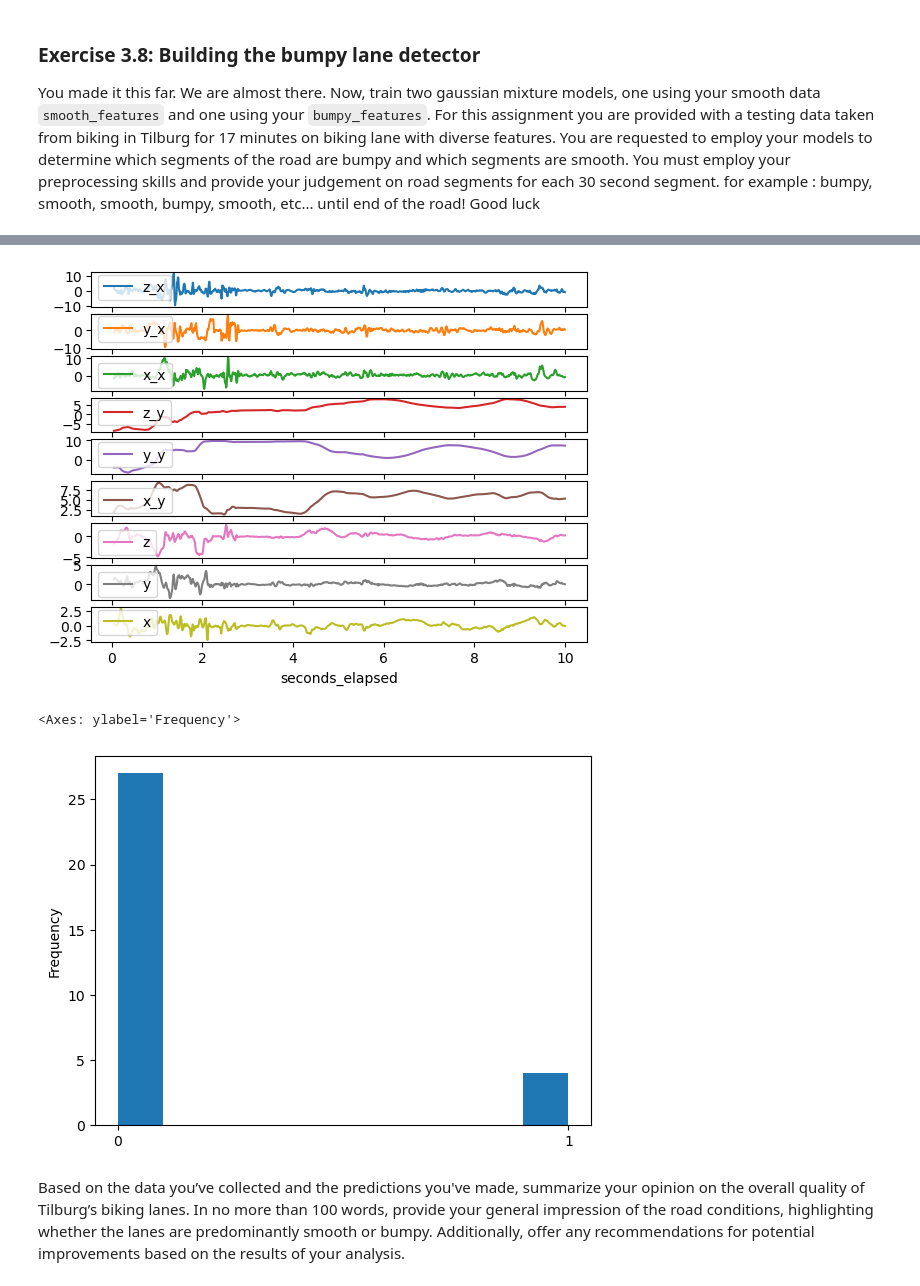
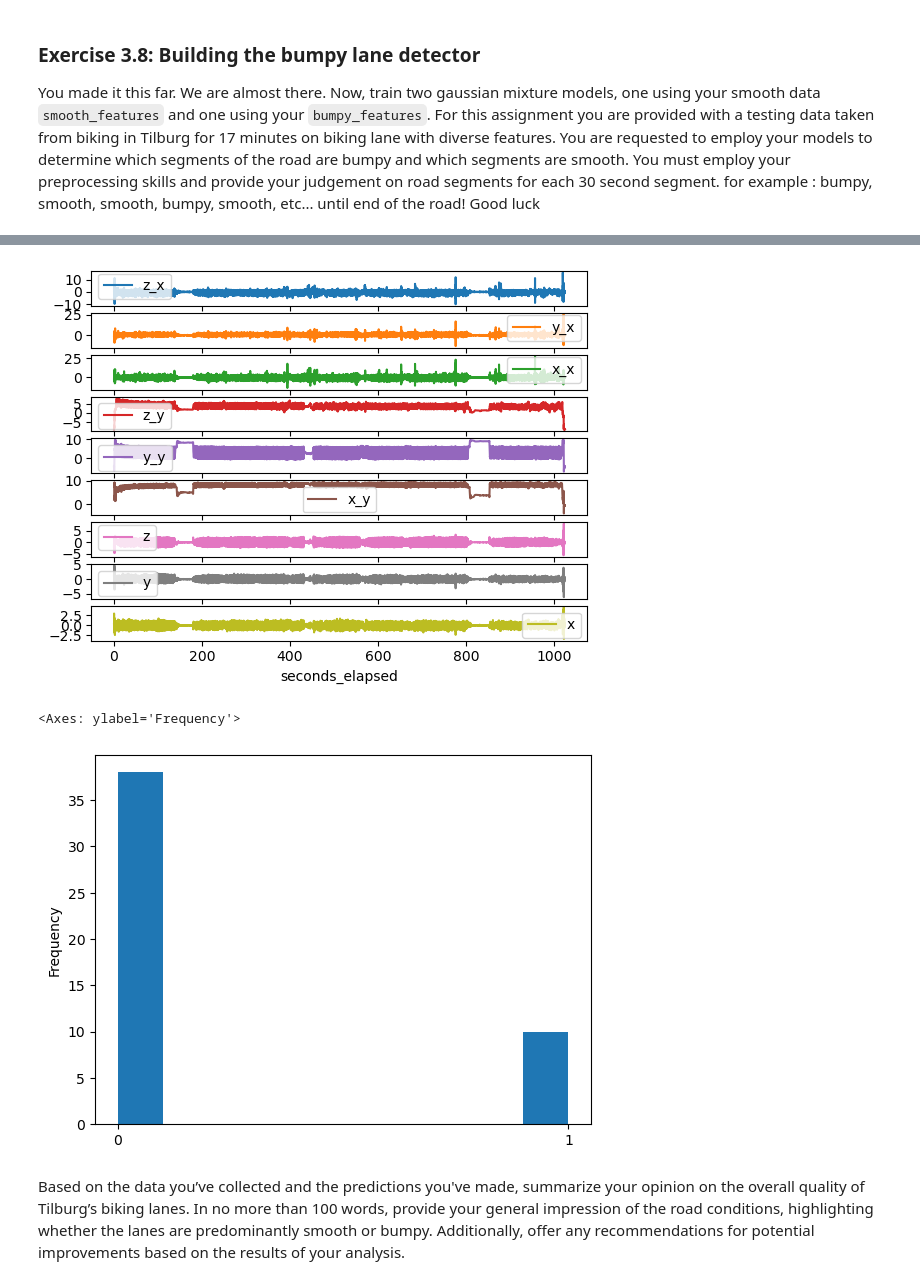
Before and after one commit to fbouwman01/Assignment-1b-data-analysis-for-bumpy-lane-detection, a Jupyter notebook: Template_1b.ipynb, the cells around one changed output, grey strips where cells are left out. Saved outputs shown, nothing was run; the diff lists cells and outputs as text; code cells hidden in the pictures.

Commit message:
ad Rolling to compare function

```diff
--- a/Template_1b.ipynb
+++ b/Template_1b.ipynb
@@ -1050,35 +1053,35 @@ for fil in files[1:]:
     Til_data = pd.merge_asof(Til_data,run,on="seconds_elapsed")
 
 Til_data.isna().any() # there is no need for interpolation
 
 # this plot methode is used to determine strange area's
 T_start=0
-T_end=10
+T_end=1200
 Til_data.iloc[np.where((Til_data["seconds_elapsed"]>T_start) & (Til_data["seconds_elapsed"]<T_end))[0],:].plot(x ="seconds_elapsed", subplots= True )
 
 # with looking with the plots these area s are removed:
 # 0-5 seconds seems to have start up moment
 # 137.5- 180 are spontanously flat (seems to stand still)
 # 430 - 452.5 also strange behouviour (straight) (seems to stand still)
 #805- 857.5 are spontanously flat (seems to stand still)
 # 1018 to end seems to go off the bike
 #
 
 #Trim the data:
 Til_trim_data = Til_data.copy()
 time_remove=[[0,5],[137.5, 180],[430, 452.5 ], [805, 857.5], [1018,max(Til_data["seconds_elapsed"])+0.1 ]]
 Til_trim_data = Til_data
 for time in time_remove:
     Til_trim_data = Til_trim_data.drop(np.where((Til_data["seconds_elapsed"]>time[0]) & (Til_data["seconds_elapsed"]<time[1]))[0], axis=0)
 
 Til_data_norm = Til_trim_data
 Til_data_norm.iloc[:,1:] = (Til_data.iloc[:,1:]-Til_data.iloc[:,1:].mean(axis=0))/Til_data.iloc[:,1:].std(axis=0)
 
 
 
 #// END_TODO
 # %% [output]
-[figure, old version]
+[figure, new version]
 # %%
 #// BEGIN_TODO Classify Tilburg biking lane
 def transform_data(X,PCA_model = PCA_model):
@@ -1093,11 +1096,10 @@ model_bumpy = [means_bu,covs_bu, rho_bu]
 
 def classifer(X, models =[model_bumpy, model_smooth], PCA_model = PCA_model):
     J_total=[]
-
-    for parts in range(0,int(np.floor(1018/30))):
-        T_start = parts*30
-        T_end = T_start+30
-        X_part= X.iloc[np.where((X["seconds_elapsed"]>T_start) & (X["seconds_elapsed"]<T_end))[0],:]
+    L =30 #size of the rolling
+    k =10 # size of the overlap
+    for parts in range(0,int(np.floor(1018/(L-k)))):
+        X_part= X.iloc[np.where((X["seconds_elapsed"]>parts*(L-k)) & (X["seconds_elapsed"]<L+parts*(L-k)))[0],:]
         if X_part.shape[0]>0:
             X_PCA = transform_data(X_part, PCA_model)
             J_compare=[]
@@ -1116,7 +1118,7 @@ pd.DataFrame(kwaliteit_wegen).plot(kind="hist", xticks=[0,1], legend=False)
 #// END_TODO
 # %% [output]
 <Axes: ylabel='Frequency'>
-[figure, old version]
+[figure, new version]
 # %% [markdown]
 Based on the data you’ve collected and the predictions you've made, summarize your opinion on the overall quality of Tilburg’s biking lanes. In no more than 100 words, provide your general impression of the road conditions, highlighting whether the lanes are predominantly smooth or bumpy. Additionally, offer any recommendations for potential improvements based on the results of your analysis.
 # %%
```
Also changed, not shown: parts of 14 cells of this notebook.
